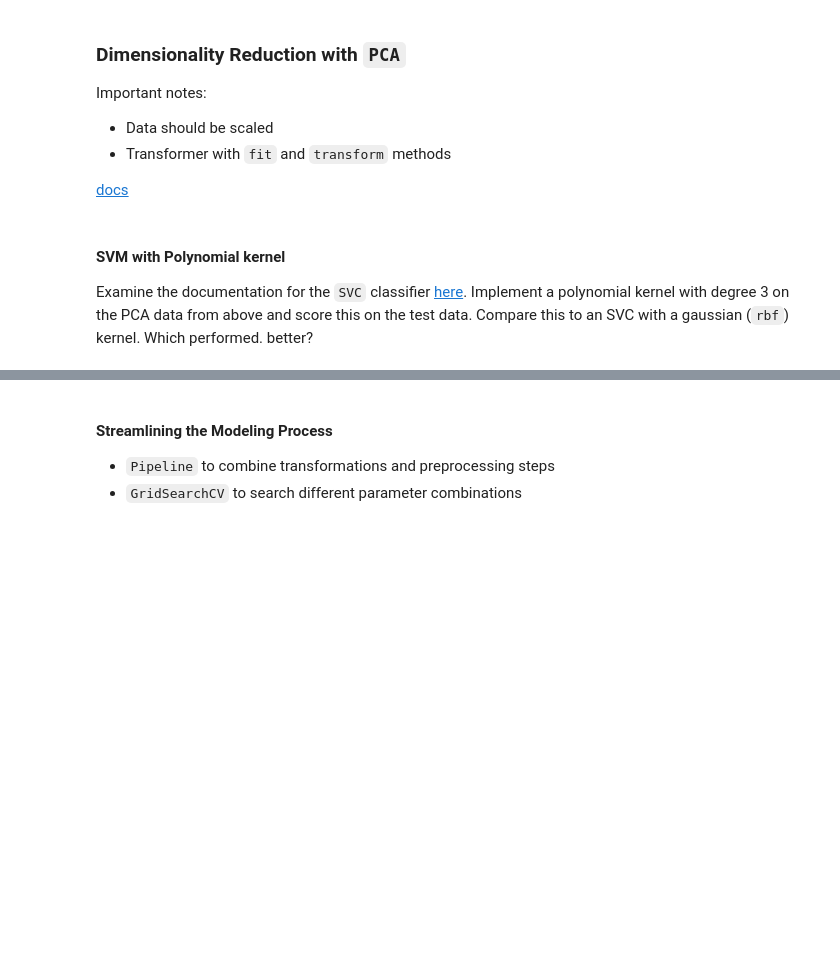
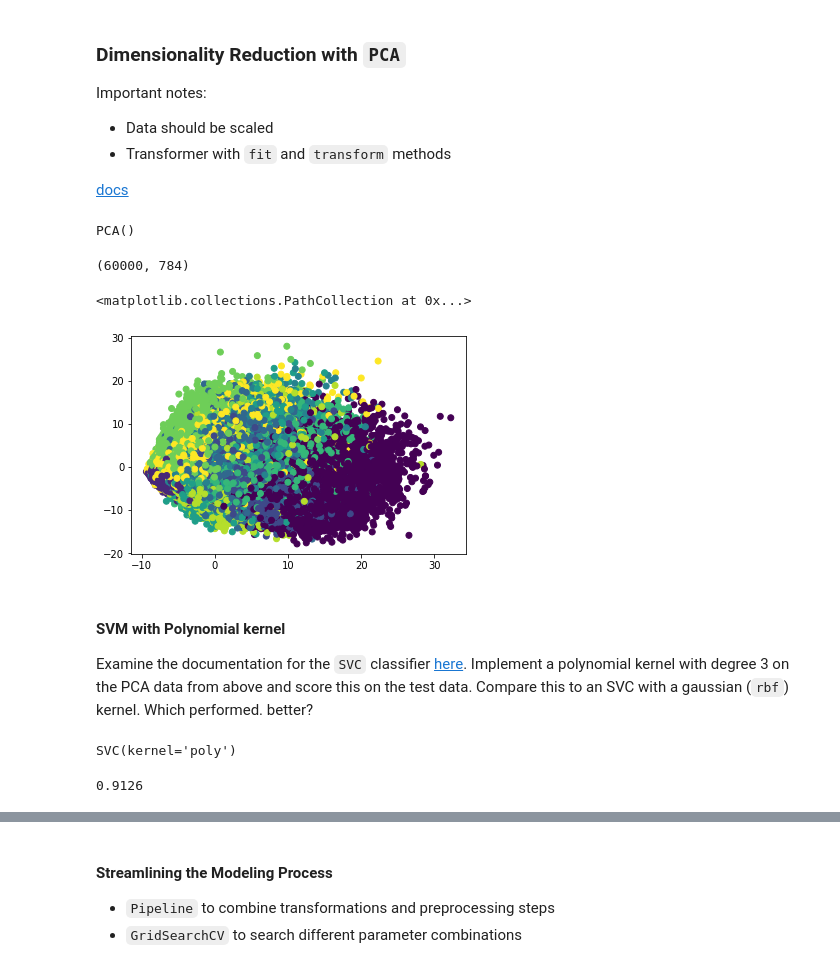
Before and after one commit to iPrinka/MITx-Micromasters-Statistics-Data-Science, a Jupyter notebook: one_league_w5.ipynb, the cells around one changed output, grey strips where cells are left out. Cells and saved outputs as stored; diff of their text form; code cells hidden in the pictures; blank space fills up the shorter version.

```diff
--- a/one_league_w5.ipynb
+++ b/one_league_w5.ipynb
@@ -96,7 +163,11 @@ Important notes:
 [docs](https://scikit-learn.org/stable/modules/generated/sklearn.decomposition.PCA.html)
 # %%
 #instantiate
+pca = PCA()
 # %%
 #fit
+pca.fit(X_train)
+# %% [output]
+PCA()
 # %%
 #transform
@@ -103,4 +175,8 @@ Important notes:
 # %%
 #shape of results?
+X_train_pca.shape
+# %% [output]
+(60000, 784)
 # %%
 #redo with 10 principal components -- instantiate
+pca = PCA(n_components=10)
@@ -109,5 +183,13 @@ Important notes:
+# %%
+#transform
+X_train_pca = pca.fit_transform(X_train)
+X_test_pca = pca.transform(X_test)
 # %%
 #visualize first two components with classes
+plt.scatter(X_train_pca[:, 0], X_train_pca[:, 1], c=y_train)
+# %% [output]
+<matplotlib.collections.PathCollection at 0x...>
+[figure, added]
 # %% [markdown]
 #### SVM with Polynomial kernel
 
@@ -117,6 +200,12 @@ Examine the documentation for the `SVC` classifier [here](https://scikit-learn.o
 # %%
 #fit on training data
+svc_poly.fit(X_train_pca, y_train)
+# %% [output]
+SVC(kernel='poly')
 # %%
 #score on test data
+svc_poly.score(X_test_pca, y_test)
+# %% [output]
+0.9126
 # %%
 #instantitate other model with rbf kernel
```
Also changed, not shown: parts of 35 cells of this notebook.
